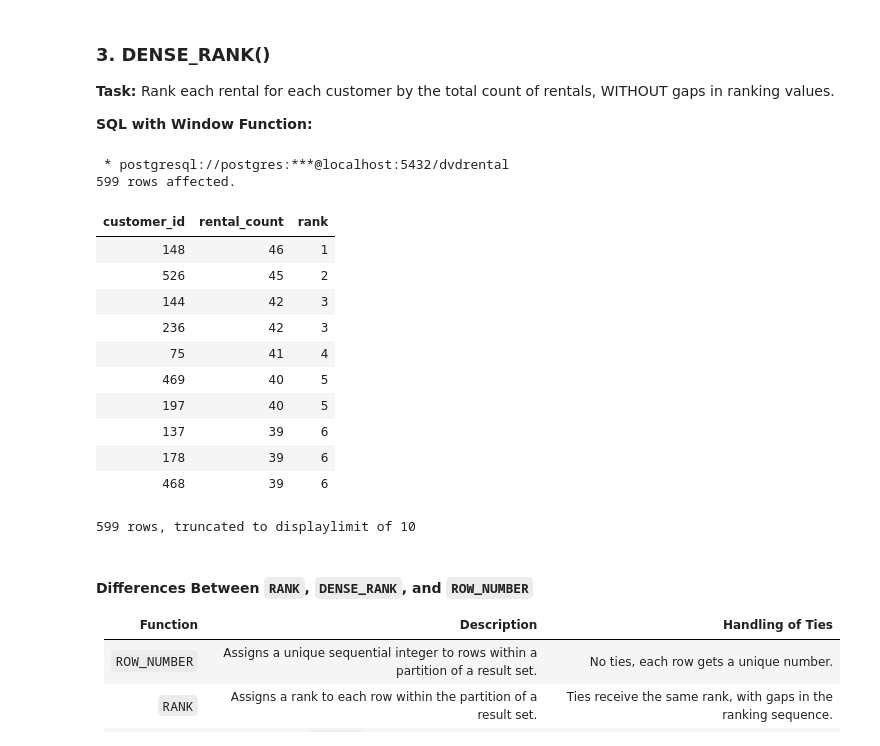
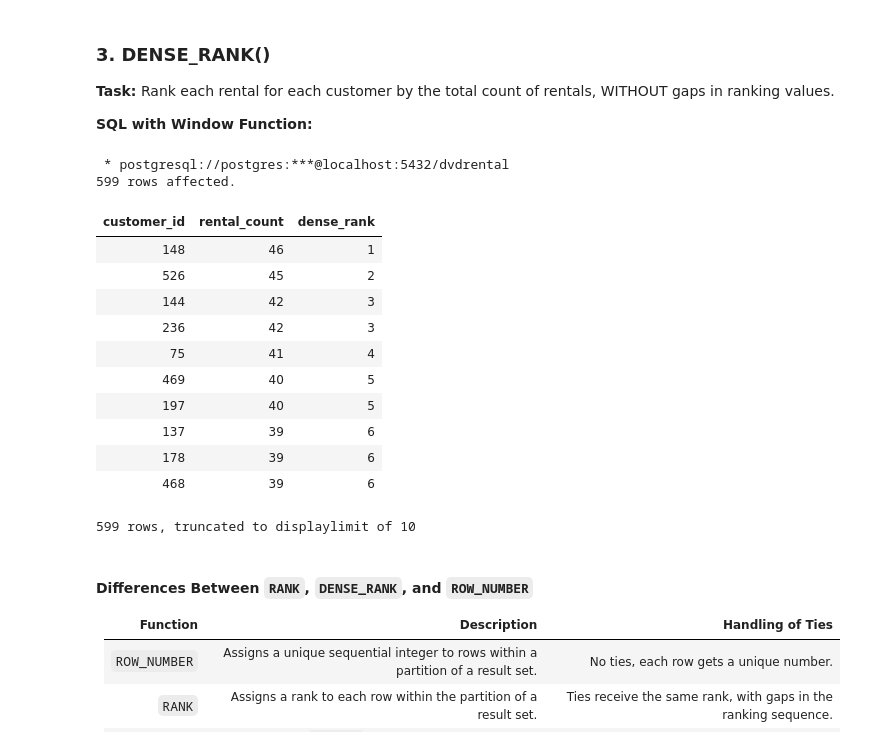
Before and after one commit to TRU-DASC/DASC_5410_students, a Jupyter notebook: _sources/lectures/lecture10.ipynb, the cells around one changed output. Drawn from its saved outputs; the diff is of its cells as text; code cells hidden in the pictures.

```diff
--- a/_sources/lectures/lecture10.ipynb
+++ b/_sources/lectures/lecture10.ipynb
@@ -150,22 +165,22 @@ FROM (
 # %%
 %%sql
 SELECT
     customer_id,
     rental_count,
-    DENSE_RANK() OVER (ORDER BY rental_count DESC) AS rank
+    DENSE_RANK() OVER (ORDER BY rental_count DESC) AS dense_rank
 FROM (
     SELECT
         customer_id,
         COUNT(*) AS rental_count
     FROM
         rental
     GROUP BY
         customer_id
 ) ;
 # %% [output]
  * postgresql://postgres:***@localhost:5432/dvdrental
 599 rows affected.
-| customer_id | rental_count | rank |
+| customer_id | rental_count | dense_rank |
 | 148 | 46 | 1 |
 | 526 | 45 | 2 |
 | 144 | 42 | 3 |
```
Also changed, not shown: parts of 9 cells of this notebook, 15 other files.
